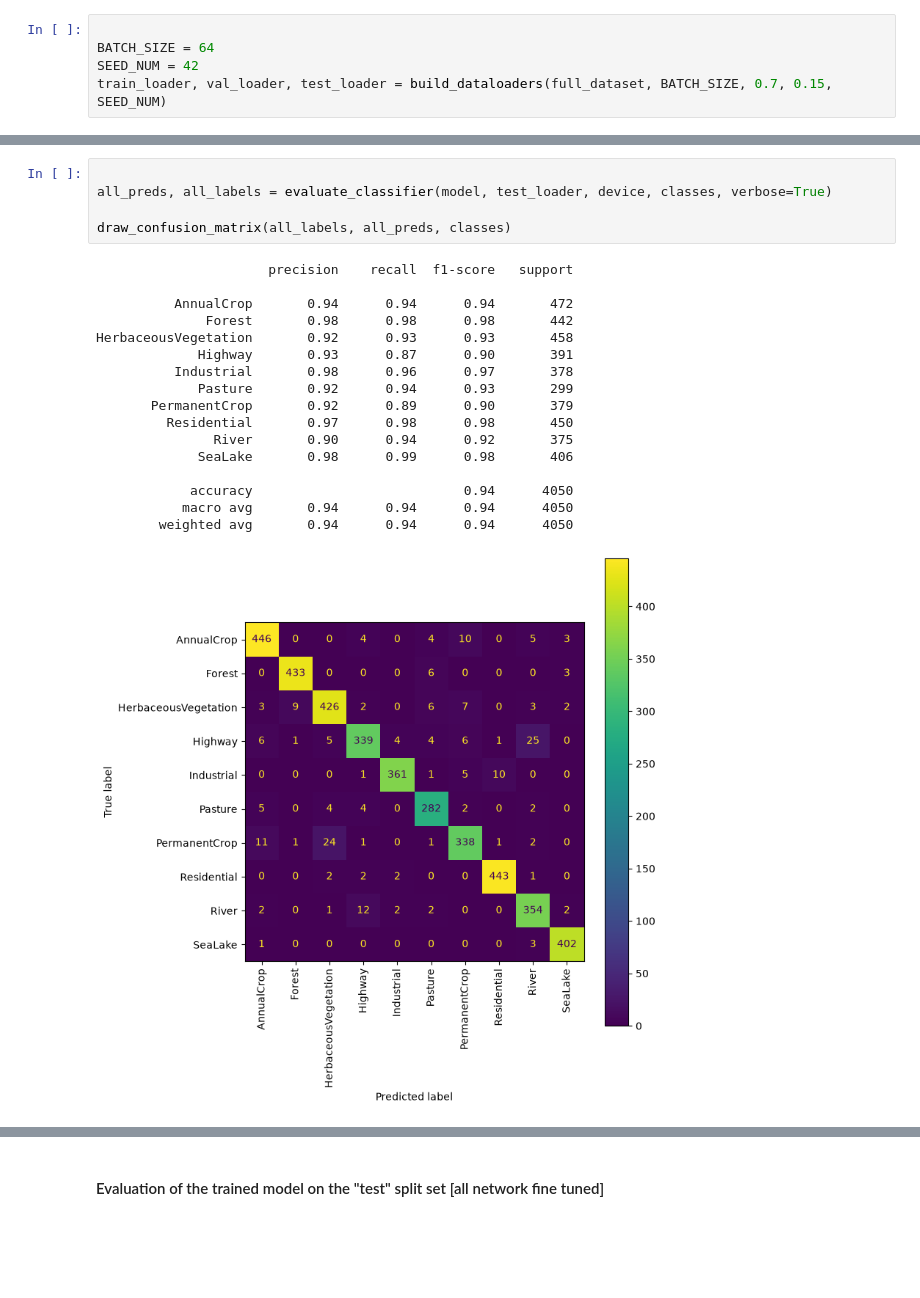
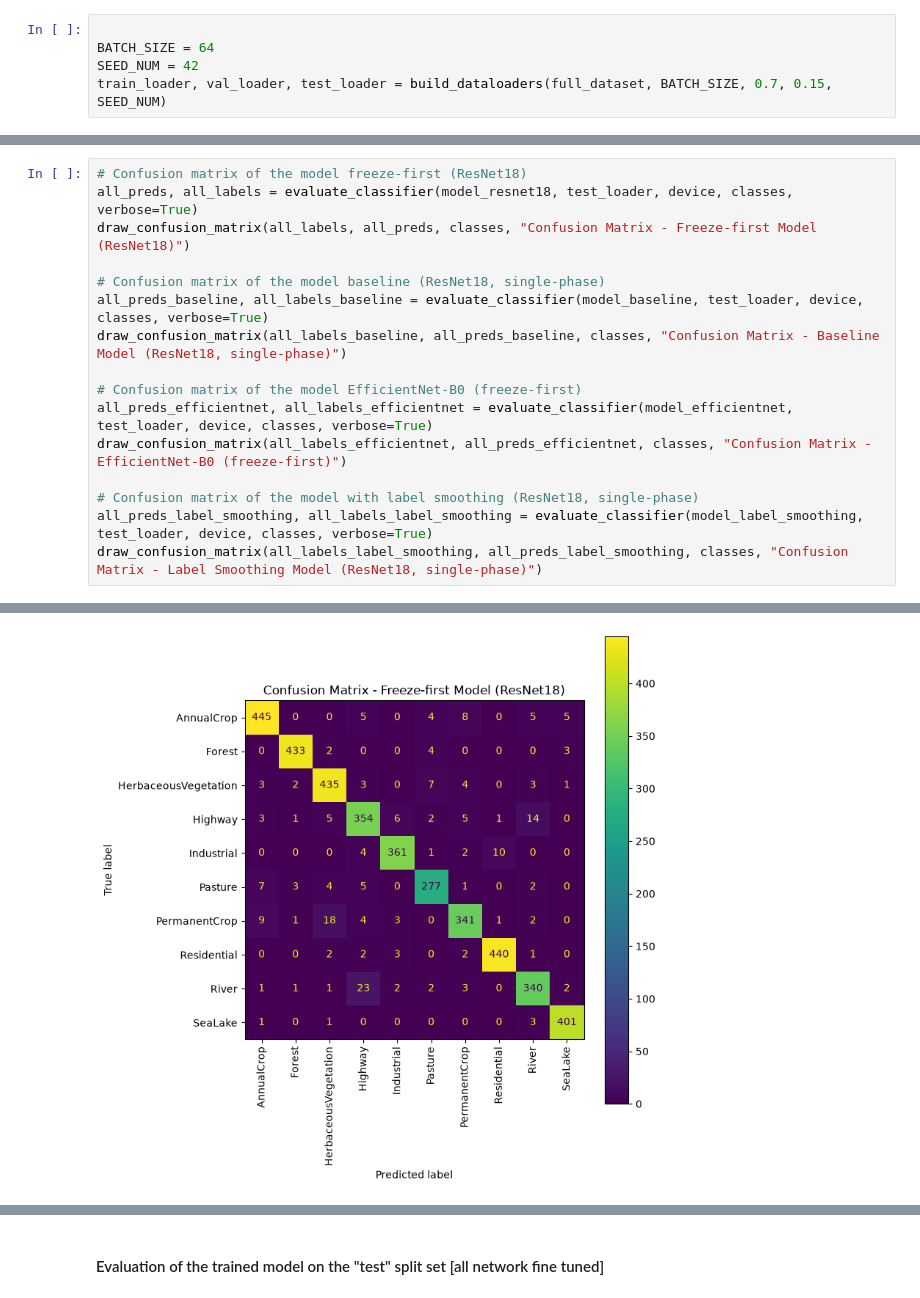
Before and after one commit to madalei/SOLSCAN, a Jupyter notebook: notebooks/train_eurosat_classifier.ipynb, the cells around one changed output, grey strips where cells are left out. Cells and saved outputs as stored; diff of their text form; blank space fills up the shorter version.

```diff
--- a/notebooks/train_eurosat_classifier.ipynb
+++ b/notebooks/train_eurosat_classifier.ipynb
@@ -256,23 +307,17 @@ plt.show()
-# %%
-
-all_preds, all_labels = evaluate_classifier(model, test_loader, device, classes, verbose=True)
-
-draw_confusion_matrix(all_labels, all_preds, classes)
-# %% [output]
-                      precision    recall  f1-score   support
-
-          AnnualCrop       0.94      0.94      0.94       472
-              Forest       0.98      0.98      0.98       442
-HerbaceousVegetation       0.92      0.93      0.93       458
-             Highway       0.93      0.87      0.90       391
-          Industrial       0.98      0.96      0.97       378
-             Pasture       0.92      0.94      0.93       299
-       PermanentCrop       0.92      0.89      0.90       379
-         Residential       0.97      0.98      0.98       450
-               River       0.90      0.94      0.92       375
-             SeaLake       0.98      0.99      0.98       406
-
-            accuracy                           0.94      4050
-           macro avg       0.94      0.94      0.94      4050
-        weighted avg       0.94      0.94      0.94      4050
-[figure, removed]
+# %%
+# Confusion matrix of the model freeze-first (ResNet18)
+all_preds, all_labels = evaluate_classifier(model_resnet18, test_loader, device, classes, verbose=True)
+draw_confusion_matrix(all_labels, all_preds, classes, "Confusion Matrix - Freeze-first Model (ResNet18)")
+
+# Confusion matrix of the model baseline (ResNet18, single-phase)
+all_preds_baseline, all_labels_baseline = evaluate_classifier(model_baseline, test_loader, device, classes, verbose=True)
+draw_confusion_matrix(all_labels_baseline, all_preds_baseline, classes, "Confusion Matrix - Baseline Model (ResNet18, single-phase)")
+
+# Confusion matrix of the model EfficientNet-B0 (freeze-first)
+all_preds_efficientnet, all_labels_efficientnet = evaluate_classifier(model_efficientnet, test_loader, device, classes, verbose=True)
+draw_confusion_matrix(all_labels_efficientnet, all_preds_efficientnet, classes, "Confusion Matrix - EfficientNet-B0 (freeze-first)")
+
+# Confusion matrix of the model with label smoothing (ResNet18, single-phase)
+all_preds_label_smoothing, all_labels_label_smoothing = evaluate_classifier(model_label_smoothing, test_loader, device, classes, verbose=True)
+draw_confusion_matrix(all_labels_label_smoothing, all_preds_label_smoothing, classes, "Confusion Matrix - Label Smoothing Model (ResNet18, single-phase)")
+# %% [output]
@@ -278,0 +340 @@ HerbaceousVegetation       0.92      0.93      0.93       458
+[figure, added]
```
Also changed, not shown: parts of 24 cells of this notebook.
